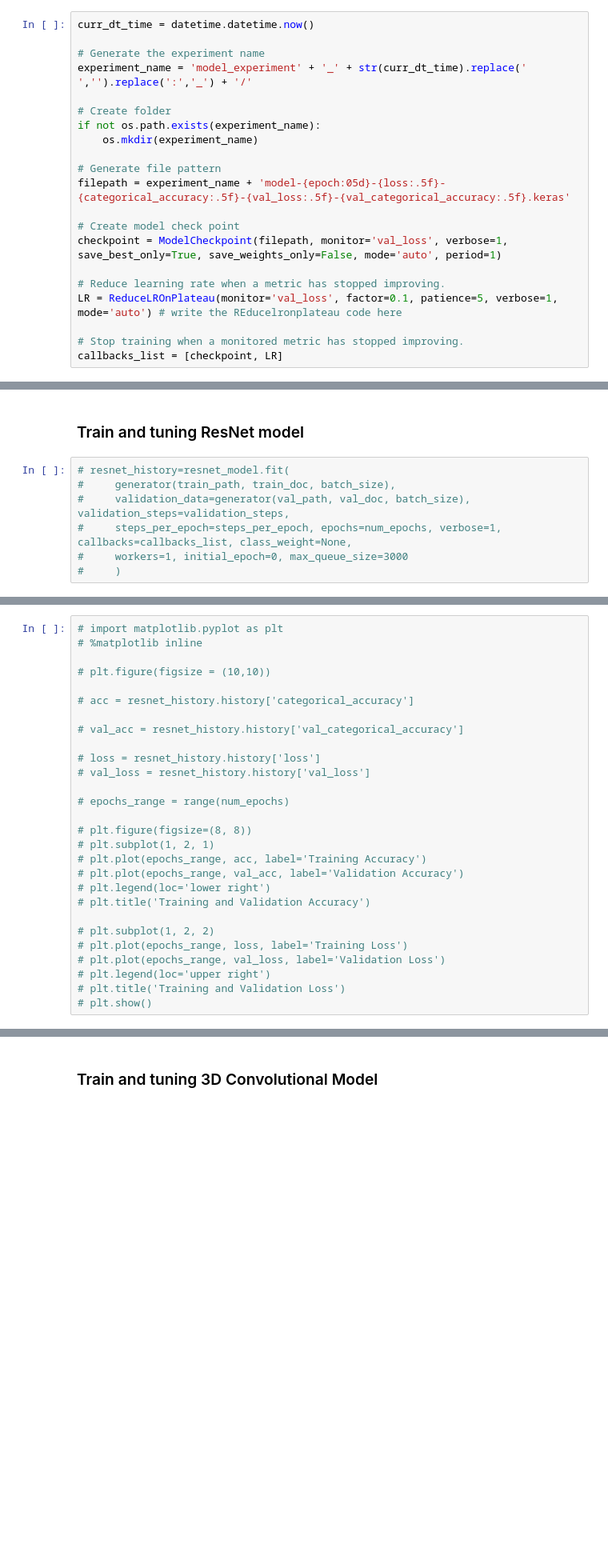
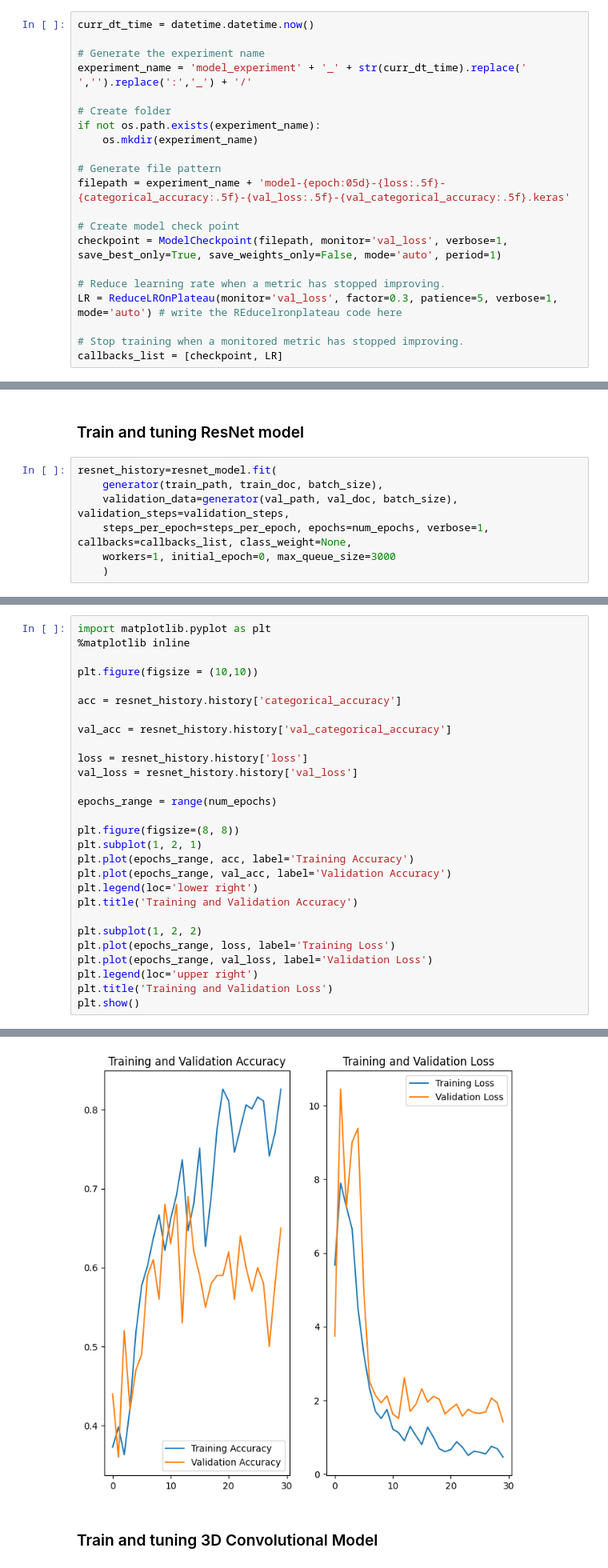
Before and after one commit to irish-luong/RNN---Gesture-Recognition, a Jupyter notebook: Neural_Nets_Project_Starter_Code.ipynb, the cells around one changed output, grey strips where cells are left out. Shown: that part at 80% size. Drawn from its saved outputs; the diff is of its cells as text; blank space fills up the shorter version.

```diff
--- a/Neural_Nets_Project_Starter_Code.ipynb
+++ b/Neural_Nets_Project_Starter_Code.ipynb
@@ -292,7 +292,7 @@ filepath = experiment_name + 'model-{epoch:05d}-{loss:.5f}-{categorical_accuracy
 checkpoint = ModelCheckpoint(filepath, monitor='val_loss', verbose=1, save_best_only=True, save_weights_only=False, mode='auto', period=1)
 
 # Reduce learning rate when a metric has stopped improving.
-LR = ReduceLROnPlateau(monitor='val_loss', factor=0.1, patience=5, verbose=1, mode='auto') # write the REducelronplateau code here
+LR = ReduceLROnPlateau(monitor='val_loss', factor=0.3, patience=5, verbose=1, mode='auto') # write the REducelronplateau code here
 
 # Stop training when a monitored metric has stopped improving.
 callbacks_list = [checkpoint, LR]
@@ -316,9 +316,9 @@ Let us now fit the model. This will start training the model and with the help o
 # %% [markdown]
 ### Train and tuning ResNet model
 # %%
-# resnet_history=resnet_model.fit(
-#     generator(train_path, train_doc, batch_size),
-#     validation_data=generator(val_path, val_doc, batch_size), validation_steps=validation_steps,
-#     steps_per_epoch=steps_per_epoch, epochs=num_epochs, verbose=1, callbacks=callbacks_list, class_weight=None,
-#     workers=1, initial_epoch=0, max_queue_size=3000
-#     )
+resnet_history=resnet_model.fit(
+    generator(train_path, train_doc, batch_size),
+    validation_data=generator(val_path, val_doc, batch_size), validation_steps=validation_steps,
+    steps_per_epoch=steps_per_epoch, epochs=num_epochs, verbose=1, callbacks=callbacks_list, class_weight=None,
+    workers=1, initial_epoch=0, max_queue_size=3000
+    )
@@ -325,28 +347,29 @@ Let us now fit the model. This will start training the model and with the help o
 # %%
-# import matplotlib.pyplot as plt
-# %matplotlib inline
+import matplotlib.pyplot as plt
+%matplotlib inline
 
-# plt.figure(figsize = (10,10))
+plt.figure(figsize = (10,10))
 
-# acc = resnet_history.history['categorical_accuracy']
+acc = resnet_history.history['categorical_accuracy']
 
-# val_acc = resnet_history.history['val_categorical_accuracy']
+val_acc = resnet_history.history['val_categorical_accuracy']
 
-# loss = resnet_history.history['loss']
-# val_loss = resnet_history.history['val_loss']
+loss = resnet_history.history['loss']
+val_loss = resnet_history.history['val_loss']
 
-# epochs_range = range(num_epochs)
+epochs_range = range(num_epochs)
 
-# plt.figure(figsize=(8, 8))
-# plt.subplot(1, 2, 1)
-# plt.plot(epochs_range, acc, label='Training Accuracy')
-# plt.plot(epochs_range, val_acc, label='Validation Accuracy')
-# plt.legend(loc='lower right')
-# plt.title('Training and Validation Accuracy')
+plt.figure(figsize=(8, 8))
+plt.subplot(1, 2, 1)
+plt.plot(epochs_range, acc, label='Training Accuracy')
+plt.plot(epochs_range, val_acc, label='Validation Accuracy')
+plt.legend(loc='lower right')
+plt.title('Training and Validation Accuracy')
 
-# plt.subplot(1, 2, 2)
-# plt.plot(epochs_range, loss, label='Training Loss')
-# plt.plot(epochs_range, val_loss, label='Validation Loss')
-# plt.legend(loc='upper right')
-# plt.title('Training and Validation Loss')
-# plt.show()
+plt.subplot(1, 2, 2)
+plt.plot(epochs_range, loss, label='Training Loss')
+plt.plot(epochs_range, val_loss, label='Validation Loss')
+plt.legend(loc='upper right')
+plt.title('Training and Validation Loss')
+plt.show()
+# %% [output]
@@ -353,3 +377,4 @@ Let us now fit the model. This will start training the model and with the help o
+[figure, added]
 # %% [markdown]
 ### Train and tuning 3D Convolutional Model
 # %%
```
Also changed, not shown: parts of 4 cells of this notebook.
